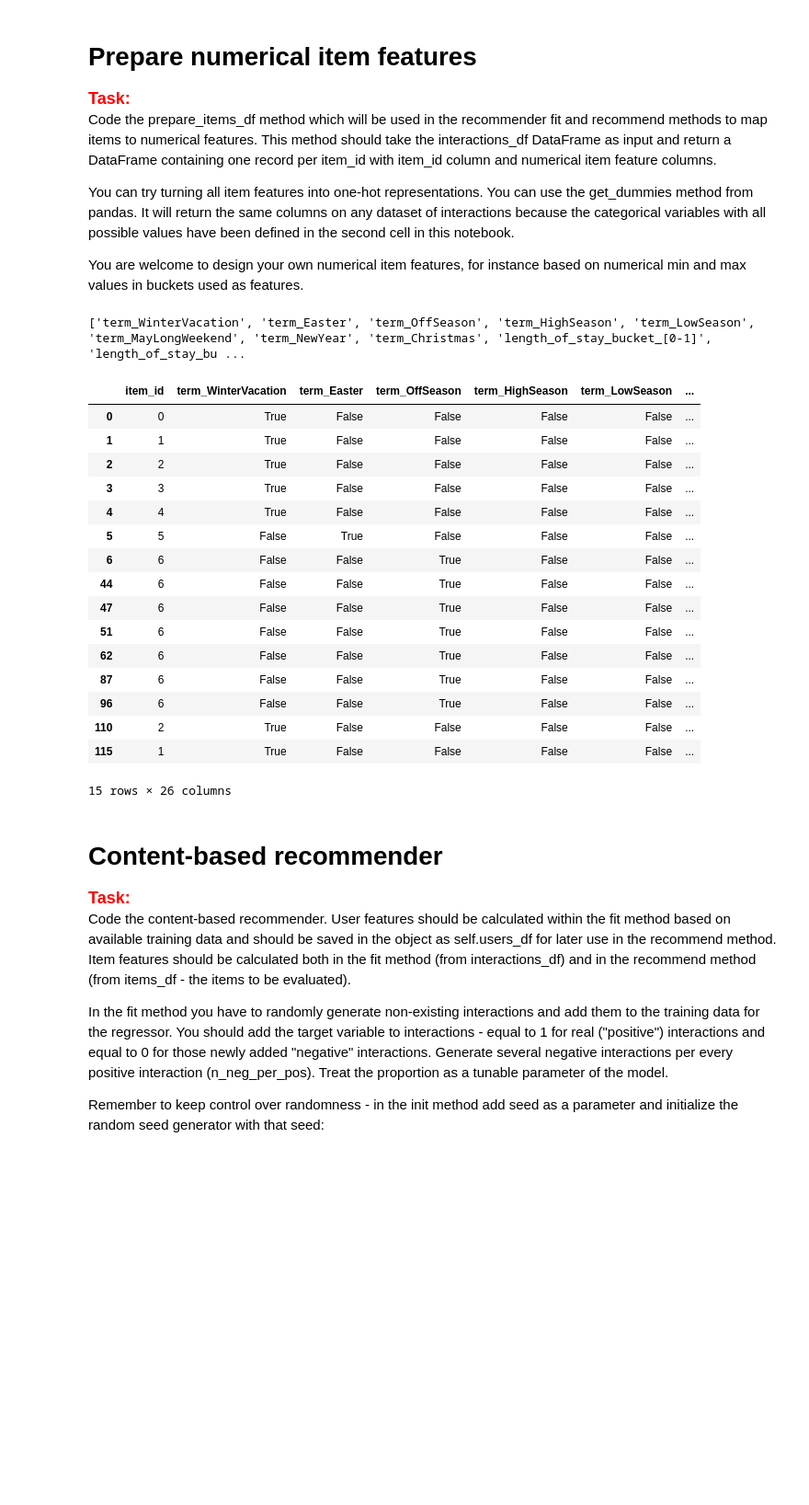
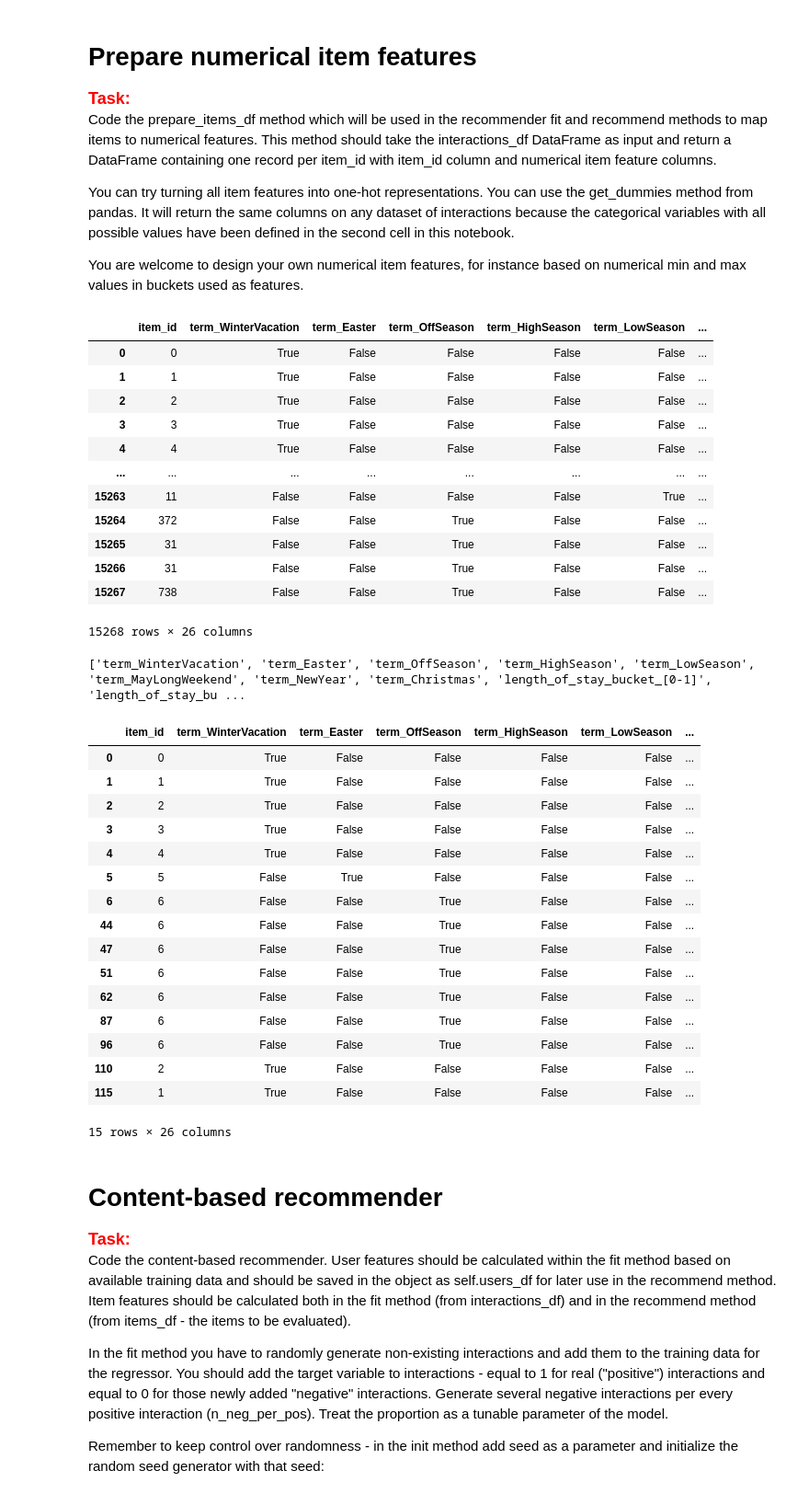
Before and after one commit to MichalGulczynski/recommender-systems-class, a Jupyter notebook: project_1_recommender_and_evaluation.ipynb, the cells around one changed output. Shown: that part at 92% size. Drawn from its saved outputs; the diff is of its cells as text; code cells hidden in the pictures; blank space fills up the shorter version.

```diff
--- a/project_1_recommender_and_evaluation.ipynb
+++ b/project_1_recommender_and_evaluation.ipynb
@@ -195,41 +173,68 @@ You are welcome to design your own numerical item features, for instance based o
 # %%
 def prepare_items_df(interactions_df):
     item_features_df = interactions_df.copy().drop(columns = ["item_id"])
     if "user_id" in interactions_df:
         item_features_df = item_features_df.drop(columns = ["user_id"])
     item_features = []
     items_df = interactions_df["item_id"]
     for column in item_features_df.columns:
         encoded_feature = pd.get_dummies(item_features_df[column], prefix=column)
         item_features += encoded_feature.columns.tolist()
         items_df = pd.concat([items_df, encoded_feature], axis=1)
     return items_df, item_features
 
+# def prepare_items_df(interactions_df):
+#     categorical_feature_names = ["term", "rate_plan", "weekend_stay", 'length_of_stay_bucket','room_segment', 'n_people_bucket']
+#     encoded_features = pd.get_dummies(interactions_df, columns=categorical_feature_names)
+#     items_df = encoded_features.groupby("item_id").sum().reset_index()
+#     items_df.fillna(0, inplace = True)
+#     item_features = items_df.columns
+#     if "user_id" in item_features:
+#         item_features = item_features.drop("user_id")
+#     if "item_id" in item_features:
+#         item_features = item_features.drop("item_id")
+#     item_features = list(item_features)
+#     print(item_features)
+#     return items_df, item_features
+
 
 items_df, item_features = prepare_items_df(interactions_df)
-
+display(items_df)
 print(item_features)
 
 display(items_df.loc[items_df['item_id'].isin([0, 1, 2, 3, 4, 5, 6])].head(15))
 # %% [output]
+|  | item_id | term_WinterVacation | term_Easter | term_OffSeason | term_HighSeason | term_LowSeason | ... |
+| 0 | 0 | True | False | False | False | False | ... |
+| 1 | 1 | True | False | False | False | False | ... |
+| 2 | 2 | True | False | False | False | False | ... |
+| 3 | 3 | True | False | False | False | False | ... |
+| 4 | 4 | True | False | False | False | False | ... |
+| ... | ... | ... | ... | ... | ... | ... | ... |
+| 15263 | 11 | False | False | False | False | True | ... |
+| 15264 | 372 | False | False | True | False | False | ... |
+| 15265 | 31 | False | False | True | False | False | ... |
+| 15266 | 31 | False | False | True | False | False | ... |
+| 15267 | 738 | False | False | True | False | False | ... |
-['term_WinterVacation', 'term_Easter', 'term_OffSeason', 'term_HighSeason', 'term_LowSeason', 'term_MayLongWeekend', 'term_NewYear', 'term_Christmas', 'length_of_stay_bucket_[0-1]', 'length_of_stay_bu ...
+15268 rows × 26 columns
-|  | item_id | term_WinterVacation | term_Easter | term_OffSeason | term_HighSeason | term_LowSeason | ... |
-| 0 | 0 | True | False | False | False | False | ... |
-| 1 | 1 | True | False | False | False | False | ... |
-| 2 | 2 | True | False | False | False | False | ... |
-| 3 | 3 | True | False | False | False | False | ... |
-| 4 | 4 | True | False | False | False | False | ... |
-| 5 | 5 | False | True | False | False | False | ... |
-| 6 | 6 | False | False | True | False | False | ... |
-| 44 | 6 | False | False | True | False | False | ... |
-| 47 | 6 | False | False | True | False | False | ... |
-| 51 | 6 | False | False | True | False | False | ... |
-| 62 | 6 | False | False | True | False | False | ... |
-| 87 | 6 | False | False | True | False | False | ... |
-| 96 | 6 | False | False | True | False | False | ... |
-| 110 | 2 | True | False | False | False | False | ... |
-| 115 | 1 | True | False | False | False | False | ... |
-15 rows × 26 columns
+['term_WinterVacation', 'term_Easter', 'term_OffSeason', 'term_HighSeason', 'term_LowSeason', 'term_MayLongWeekend', 'term_NewYear', 'term_Christmas', 'length_of_stay_bucket_[0-1]', 'length_of_stay_bu ...
+|  | item_id | term_WinterVacation | term_Easter | term_OffSeason | term_HighSeason | term_LowSeason | ... |
+| 0 | 0 | True | False | False | False | False | ... |
+| 1 | 1 | True | False | False | False | False | ... |
+| 2 | 2 | True | False | False | False | False | ... |
+| 3 | 3 | True | False | False | False | False | ... |
+| 4 | 4 | True | False | False | False | False | ... |
+| 5 | 5 | False | True | False | False | False | ... |
+| 6 | 6 | False | False | True | False | False | ... |
+| 44 | 6 | False | False | True | False | False | ... |
+| 47 | 6 | False | False | True | False | False | ... |
+| 51 | 6 | False | False | True | False | False | ... |
+| 62 | 6 | False | False | True | False | False | ... |
+| 87 | 6 | False | False | True | False | False | ... |
+| 96 | 6 | False | False | True | False | False | ... |
+| 110 | 2 | True | False | False | False | False | ... |
+| 115 | 1 | True | False | False | False | False | ... |
+15 rows × 26 columns
 # %% [markdown]
 # Content-based recommender
 
```
Also changed, not shown: parts of 5 cells of this notebook, 3 other files.
